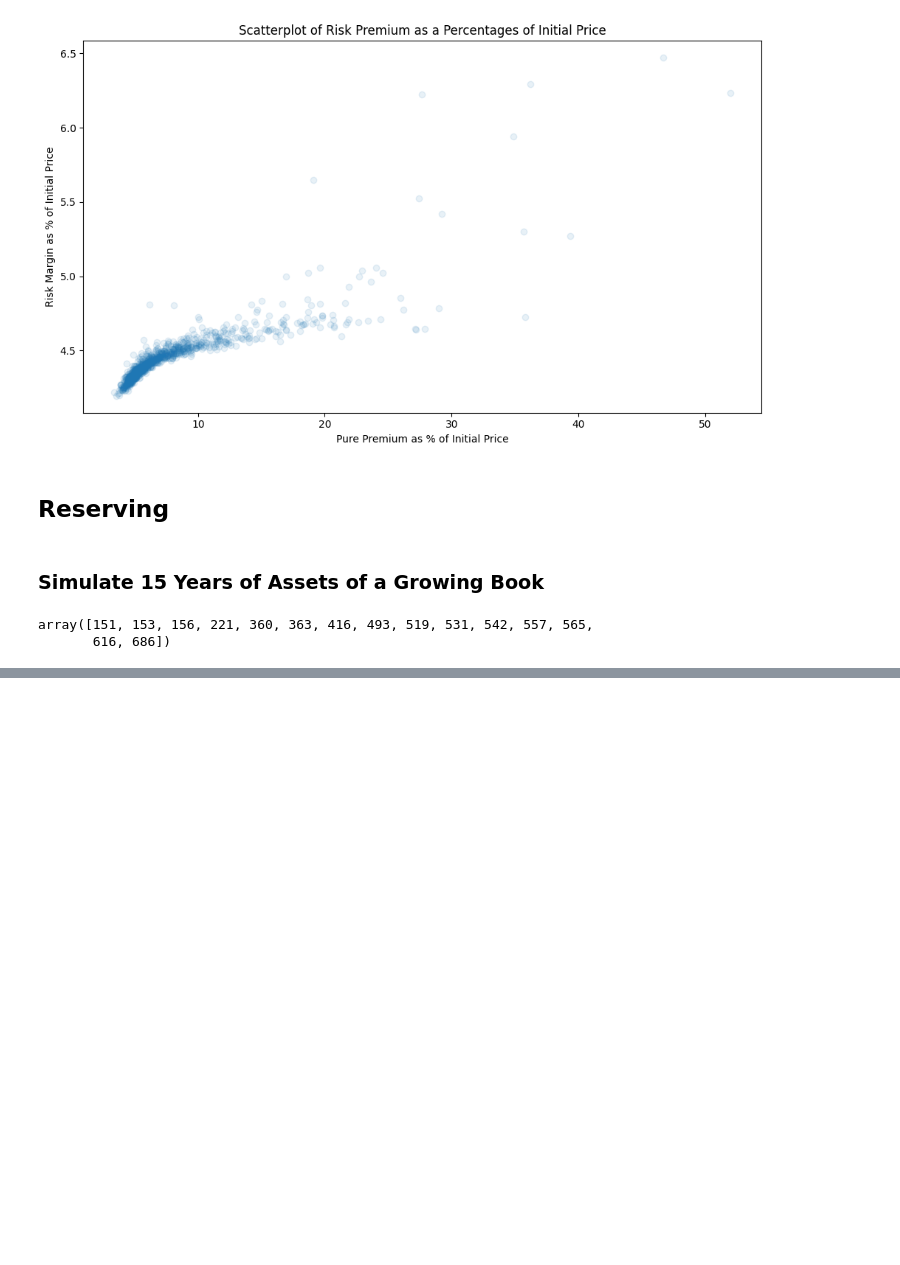
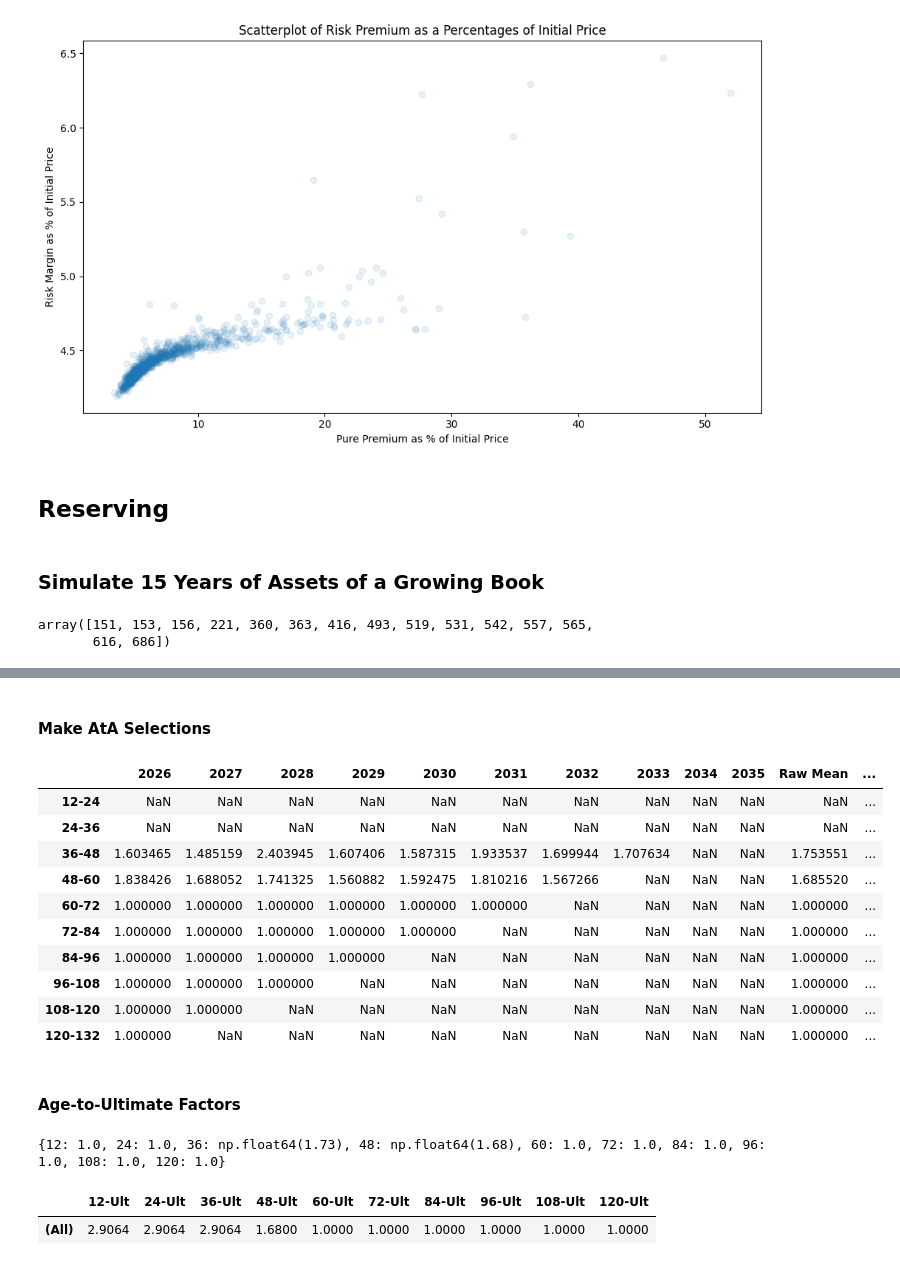
Before and after one commit to AlexFiliakov/knowledge-pricing, a Jupyter notebook: 1. Survival Model.ipynb, the cells around one changed output, grey strips where cells are left out. Cells and saved outputs as stored; diff of their text form; code cells hidden in the pictures; blank space fills up the shorter version.

```diff
--- a/1. Survival Model.ipynb
+++ b/1. Survival Model.ipynb
@@ -1013,0 +1642,46 @@ with open(assets_for_reserving_file, 'r') as f:
+# %% [markdown]
+#### Make AtA Selections
+# %%
+# Excluding High-Low
+ata_estimates.loc['36-48', 'Selected'] = 1.73
+ata_estimates.loc['48-60', 'Selected'] = 1.68
+ata_estimates
+# %% [output]
+|  | 2026 | 2027 | 2028 | 2029 | 2030 | 2031 | 2032 | 2033 | 2034 | 2035 | Raw Mean | ... |
+| 12-24 | NaN | NaN | NaN | NaN | NaN | NaN | NaN | NaN | NaN | NaN | NaN | ... |
+| 24-36 | NaN | NaN | NaN | NaN | NaN | NaN | NaN | NaN | NaN | NaN | NaN | ... |
+| 36-48 | 1.603465 | 1.485159 | 2.403945 | 1.607406 | 1.587315 | 1.933537 | 1.699944 | 1.707634 | NaN | NaN | 1.753551 | ... |
+| 48-60 | 1.838426 | 1.688052 | 1.741325 | 1.560882 | 1.592475 | 1.810216 | 1.567266 | NaN | NaN | NaN | 1.685520 | ... |
+| 60-72 | 1.000000 | 1.000000 | 1.000000 | 1.000000 | 1.000000 | 1.000000 | NaN | NaN | NaN | NaN | 1.000000 | ... |
+| 72-84 | 1.000000 | 1.000000 | 1.000000 | 1.000000 | 1.000000 | NaN | NaN | NaN | NaN | NaN | 1.000000 | ... |
+| 84-96 | 1.000000 | 1.000000 | 1.000000 | 1.000000 | NaN | NaN | NaN | NaN | NaN | NaN | 1.000000 | ... |
+| 96-108 | 1.000000 | 1.000000 | 1.000000 | NaN | NaN | NaN | NaN | NaN | NaN | NaN | 1.000000 | ... |
+| 108-120 | 1.000000 | 1.000000 | NaN | NaN | NaN | NaN | NaN | NaN | NaN | NaN | 1.000000 | ... |
+| 120-132 | 1.000000 | NaN | NaN | NaN | NaN | NaN | NaN | NaN | NaN | NaN | 1.000000 | ... |
+# %% [markdown]
+#### Age-to-Ultimate Factors
+# %%
+tail_factor = 1.0
+
+patterns = {
+    12: 1.0,
+    24: 1.0,
+    36: ata_estimates.loc['36-48', 'Selected'],
+    48: ata_estimates.loc['48-60', 'Selected'],
+    60: tail_factor,
+    72: tail_factor,
+    84: tail_factor,
+    96: tail_factor,
+    108: tail_factor,
+    120: tail_factor
+}
+
+print(patterns)
+# %% [output]
+{12: 1.0, 24: 1.0, 36: np.float64(1.73), 48: np.float64(1.68), 60: 1.0, 72: 1.0, 84: 1.0, 96: 1.0, 108: 1.0, 120: 1.0}
+# %%
+development = cl.DevelopmentConstant(patterns=patterns, style='ldf').fit_transform(triangle)
+development.cdf_
+# %% [output]
+|  | 12-Ult | 24-Ult | 36-Ult | 48-Ult | 60-Ult | 72-Ult | 84-Ult | 96-Ult | 108-Ult | 120-Ult |
+| (All) | 2.9064 | 2.9064 | 2.9064 | 1.6800 | 1.0000 | 1.0000 | 1.0000 | 1.0000 | 1.0000 | 1.0000 |
```
Also changed, not shown: parts of 59 cells of this notebook, 1 other file.
